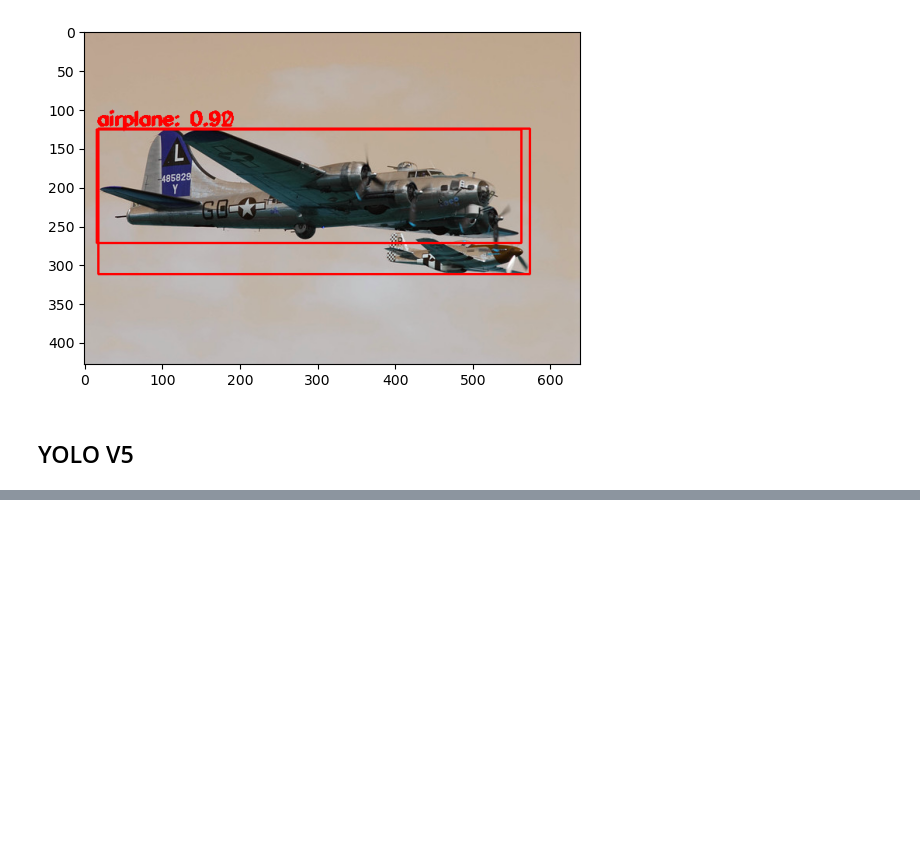
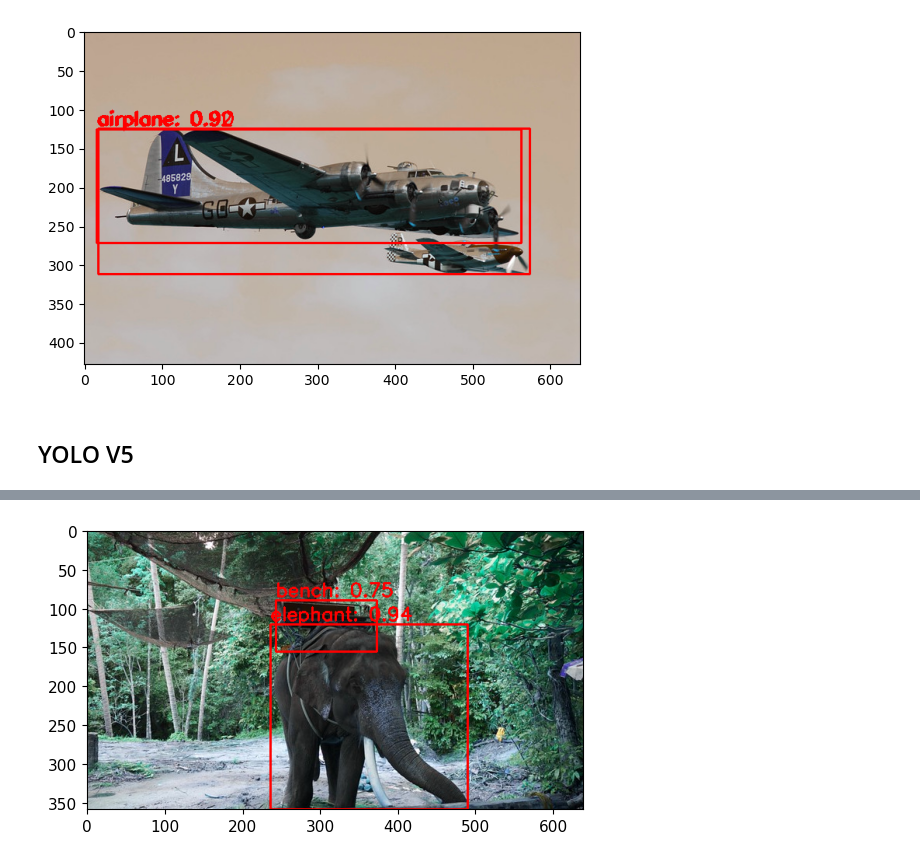
Before and after one commit to AsutoshDalei/Surveillance-Detection, a Jupyter notebook: ObjectDetectionTestingRange.ipynb, the cells around one changed output, grey strips where cells are left out. Saved outputs shown, nothing was run; the diff lists cells and outputs as text; code cells hidden in the pictures; blank space fills up the shorter version.

```diff
--- a/ObjectDetectionTestingRange.ipynb
+++ b/ObjectDetectionTestingRange.ipynb
@@ -203,0 +283,5 @@ FileNotFoundError: [WinError 3] The system cannot find the path specified: '/tmp
+# %%
+plt.imshow(img_pred)
+plt.show()
+# %% [output]
+[figure, added]
```
Also changed, not shown: parts of 22 cells of this notebook.
